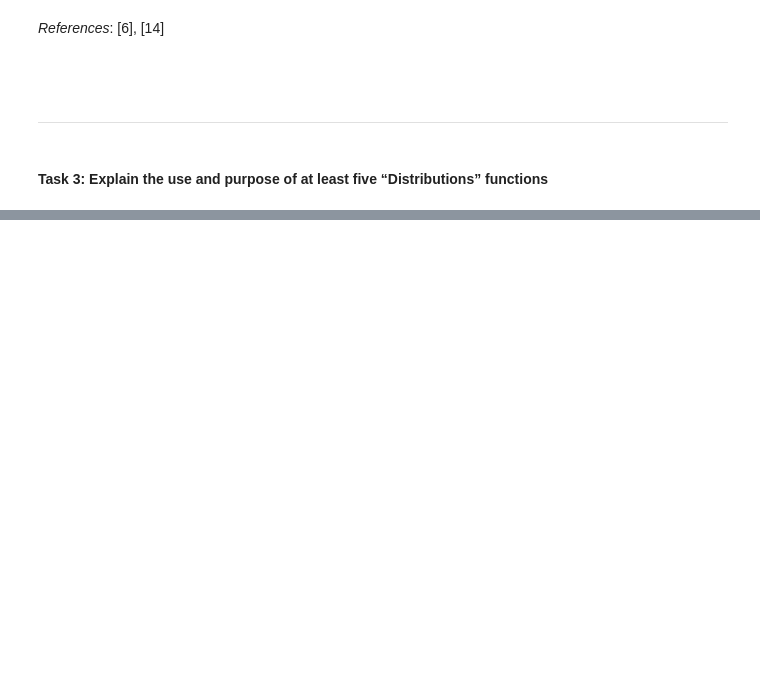
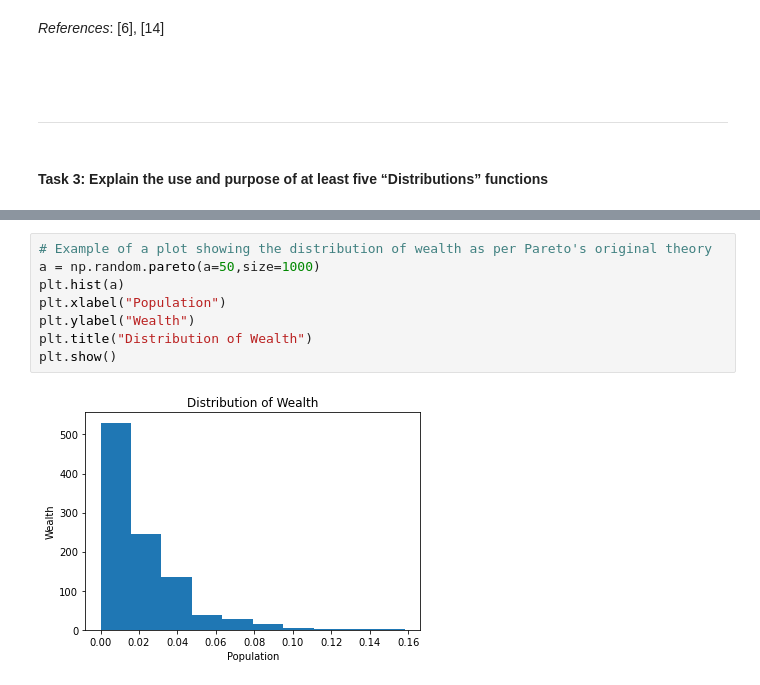
Before and after one commit to G00398258/progforda_assignment, a Jupyter notebook: progda_assignment.ipynb, the cells around one changed output, grey strips where cells are left out. Drawn from its saved outputs; the diff is of its cells as text; blank space fills up the shorter version.

```diff
--- a/progda_assignment.ipynb
+++ b/progda_assignment.ipynb
@@ -374,0 +486,10 @@ You can't discuss generating random numbers without discussing normal distributi
+# %%
+# Example of a plot showing the distribution of wealth as per Pareto's original theory
+a = np.random.pareto(a=50,size=1000)
+plt.hist(a)
+plt.xlabel("Population")
+plt.ylabel("Wealth")
+plt.title("Distribution of Wealth")
+plt.show()
+# %% [output]
+[figure, added]
```
Also changed, not shown: parts of 58 cells of this notebook.
